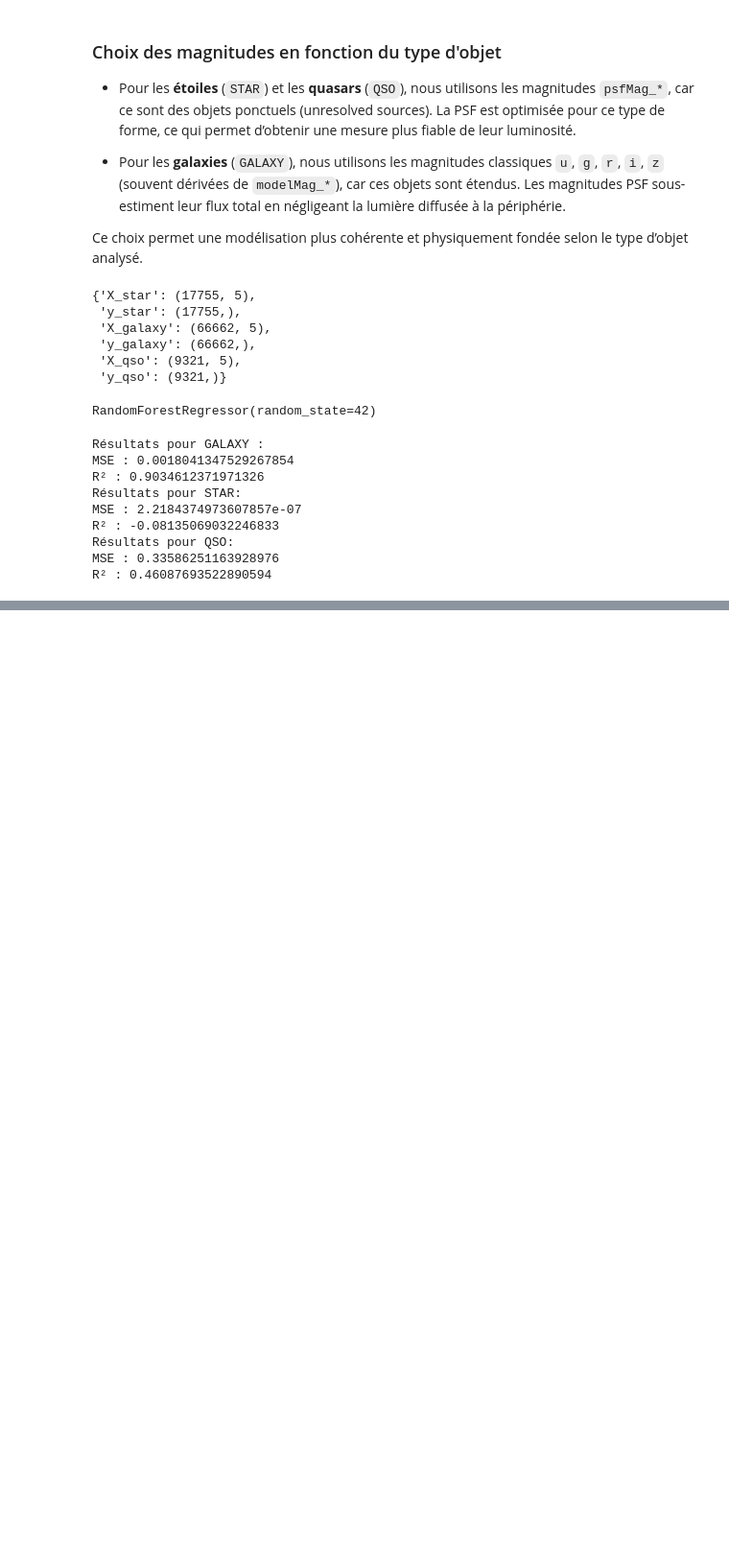
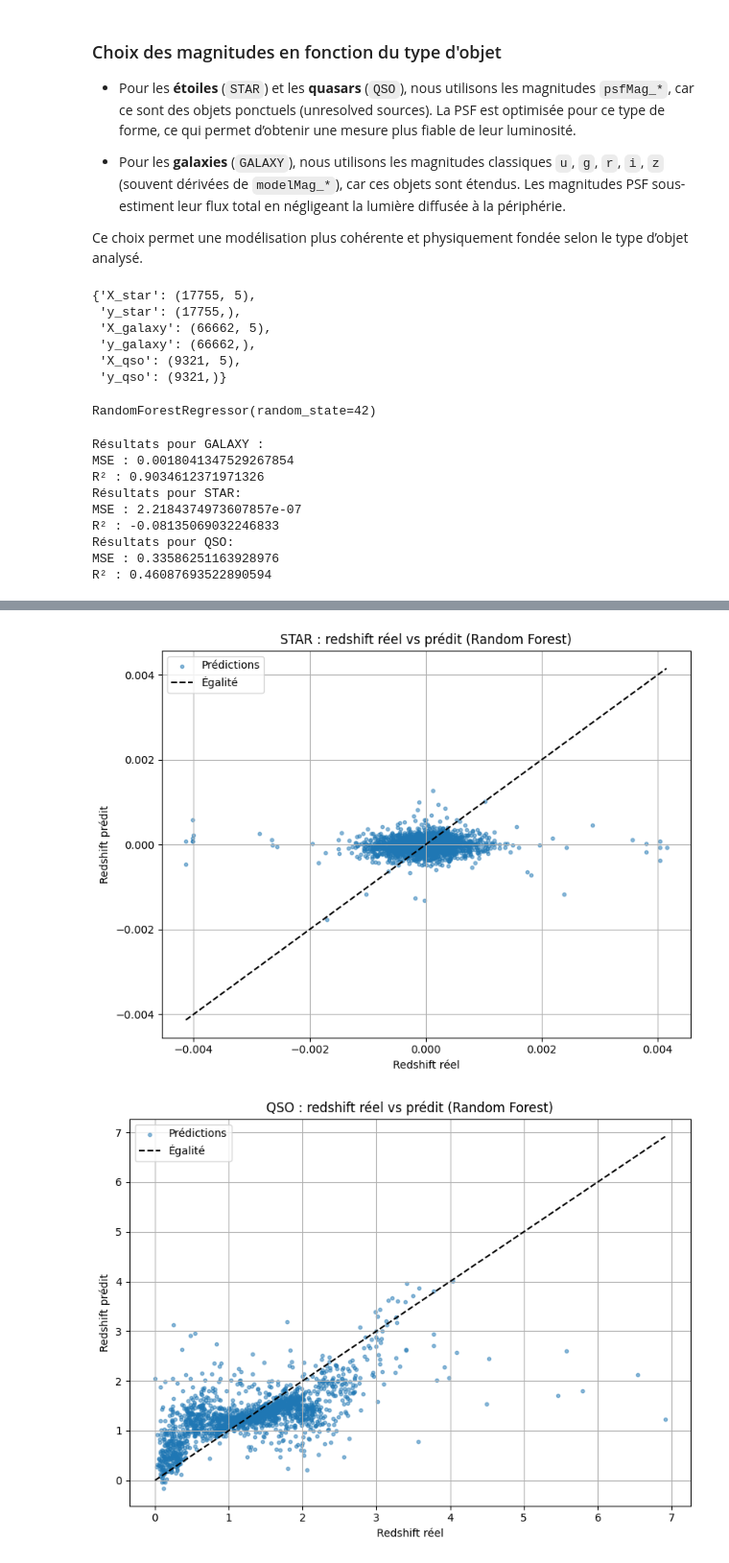
Before and after one commit to FDSena/SDSS_PROJECT_DA, a Jupyter notebook: projet.ipynb, the cells around one changed output, grey strips where cells are left out. Shown: that part at 96% size. Cells and saved outputs as stored; diff of their text form; code cells hidden in the pictures; blank space fills up the shorter version.

```diff
--- a/projet.ipynb
+++ b/projet.ipynb
@@ -364,0 +385,39 @@ R² : 0.46087693522890594
+# %%
+# 1. Graphe pour STAR (redshift ≈ 0, donc peu de dispersion attendue)
+plt.figure(figsize=(8, 6))
+plt.scatter(y_test_s, y_pred_s, alpha=0.5, s=10, label="Prédictions")
+plt.plot([y_test_s.min(), y_test_s.max()], [y_test_s.min(), y_test_s.max()], 'k--', label="Égalité")
+plt.title("STAR : redshift réel vs prédit (Random Forest)")
+plt.xlabel("Redshift réel")
+plt.ylabel("Redshift prédit")
+plt.legend()
+plt.grid(True)
+plt.tight_layout()
+plt.show()
+
+# 2. Graphe pour QSO
+plt.figure(figsize=(8, 6))
+plt.scatter(y_test_q, y_pred_q, alpha=0.5, s=10, label="Prédictions")
+plt.plot([y_test_q.min(), y_test_q.max()], [y_test_q.min(), y_test_q.max()], 'k--', label="Égalité")
+plt.title("QSO : redshift réel vs prédit (Random Forest)")
+plt.xlabel("Redshift réel")
+plt.ylabel("Redshift prédit")
+plt.legend()
+plt.grid(True)
+plt.tight_layout()
+plt.show()
+
+# 3. Graphe pour GALAXY
+plt.figure(figsize=(8, 6))
+plt.scatter(y_test_g, y_pred_g, alpha=0.5, s=10, label="Prédictions")
+plt.plot([y_test_g.min(), y_test_g.max()], [y_test_g.min(), y_test_g.max()], 'k--', label="Égalité")
+plt.title("GALAXY : redshift réel vs prédit (Random Forest)")
+plt.xlabel("Redshift réel")
+plt.ylabel("Redshift prédit")
+plt.legend()
+plt.grid(True)
+plt.tight_layout()
+plt.show()
+# %% [output]
+[figure, added]
+[figure, added]
```
Also changed, not shown: parts of 4 cells of this notebook.
